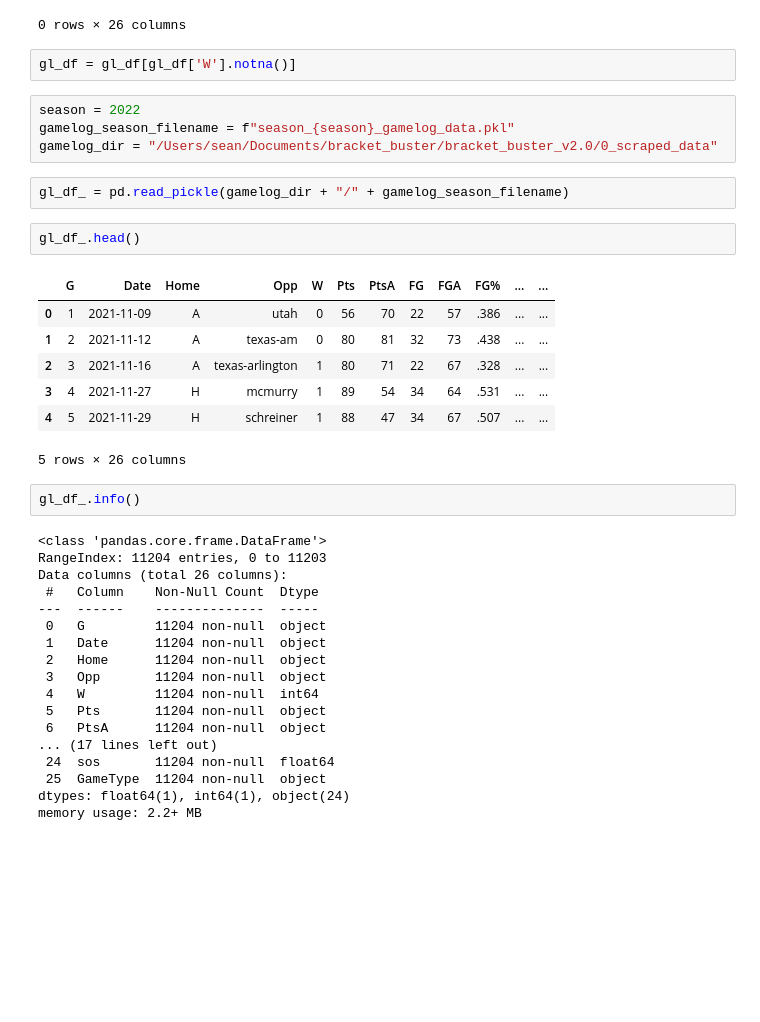
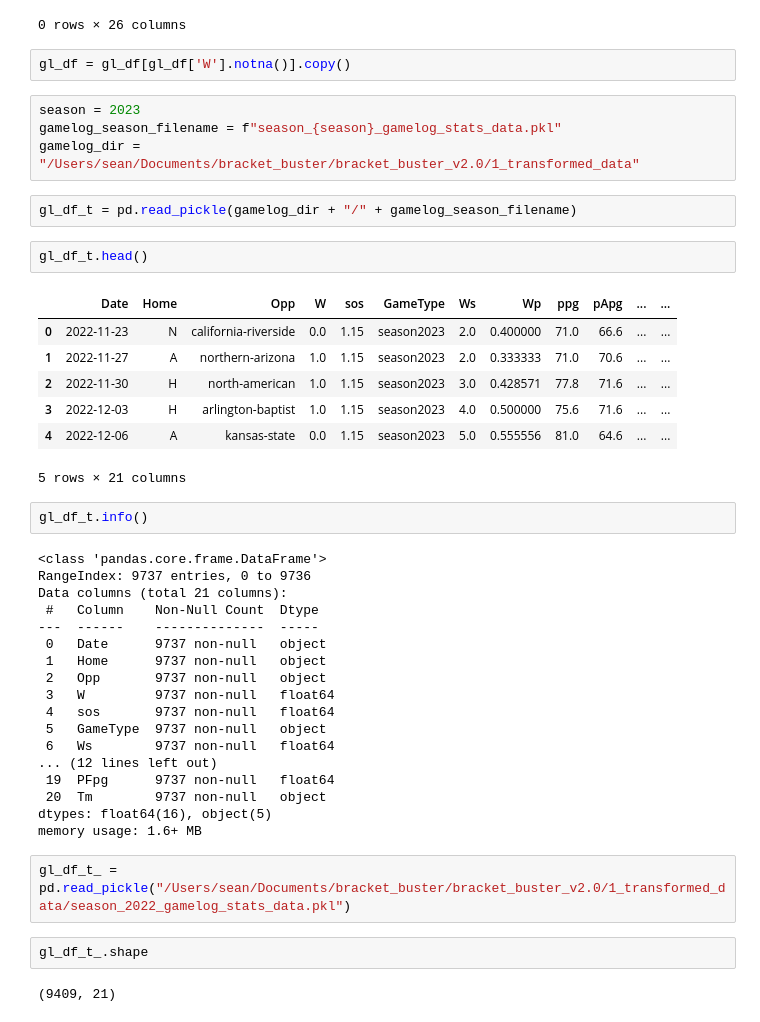
Before and after one commit to scostello28/bracket_buster_v2.0, a Jupyter notebook: notebooks/bracket_buster_testing.ipynb, the cells around one changed output. Saved outputs shown, nothing was run; the diff lists cells and outputs as text; blank space fills up the shorter version.

```diff
--- a/notebooks/bracket_buster_testing.ipynb
+++ b/notebooks/bracket_buster_testing.ipynb
@@ -165,40 +168,46 @@ gl_df[gl_df['W'].isna()].head()
 |  | G | Date | Home | Opp | W | Pts | PtsA | FG | FGA | FG% | ... | ... |
 0 rows × 26 columns
 # %%
-gl_df = gl_df[gl_df['W'].notna()]
+gl_df = gl_df[gl_df['W'].notna()].copy()
 # %%
-season = 2022
-gamelog_season_filename = f"season_{season}_gamelog_data.pkl"
-gamelog_dir = "/Users/sean/Documents/bracket_buster/bracket_buster_v2.0/0_scraped_data"
+season = 2023
+gamelog_season_filename = f"season_{season}_gamelog_stats_data.pkl"
+gamelog_dir = "/Users/sean/Documents/bracket_buster/bracket_buster_v2.0/1_transformed_data"
 # %%
-gl_df_ = pd.read_pickle(gamelog_dir + "/" + gamelog_season_filename)
+gl_df_t = pd.read_pickle(gamelog_dir + "/" + gamelog_season_filename)
 # %%
-gl_df_.head()
+gl_df_t.head()
 # %% [output]
-|  | G | Date | Home | Opp | W | Pts | PtsA | FG | FGA | FG% | ... | ... |
-| 0 | 1 | 2021-11-09 | A | utah | 0 | 56 | 70 | 22 | 57 | .386 | ... | ... |
-| 1 | 2 | 2021-11-12 | A | texas-am | 0 | 80 | 81 | 32 | 73 | .438 | ... | ... |
-| 2 | 3 | 2021-11-16 | A | texas-arlington | 1 | 80 | 71 | 22 | 67 | .328 | ... | ... |
-| 3 | 4 | 2021-11-27 | H | mcmurry | 1 | 89 | 54 | 34 | 64 | .531 | ... | ... |
-| 4 | 5 | 2021-11-29 | H | schreiner | 1 | 88 | 47 | 34 | 67 | .507 | ... | ... |
+|  | Date | Home | Opp | W | sos | GameType | Ws | Wp | ppg | pApg | ... | ... |
+| 0 | 2022-11-23 | N | california-riverside | 0.0 | 1.15 | season2023 | 2.0 | 0.400000 | 71.0 | 66.6 | ... | ... |
+| 1 | 2022-11-27 | A | northern-arizona | 1.0 | 1.15 | season2023 | 2.0 | 0.333333 | 71.0 | 70.6 | ... | ... |
+| 2 | 2022-11-30 | H | north-american | 1.0 | 1.15 | season2023 | 3.0 | 0.428571 | 77.8 | 71.6 | ... | ... |
+| 3 | 2022-12-03 | H | arlington-baptist | 1.0 | 1.15 | season2023 | 4.0 | 0.500000 | 75.6 | 71.6 | ... | ... |
+| 4 | 2022-12-06 | A | kansas-state | 0.0 | 1.15 | season2023 | 5.0 | 0.555556 | 81.0 | 64.6 | ... | ... |
-5 rows × 26 columns
+5 rows × 21 columns
 # %%
-gl_df_.info()
+gl_df_t.info()
 # %% [output]
 <class 'pandas.core.frame.DataFrame'>
-RangeIndex: 11204 entries, 0 to 11203
-Data columns (total 26 columns):
+RangeIndex: 9737 entries, 0 to 9736
+Data columns (total 21 columns):
  #   Column    Non-Null Count  Dtype
 ---  ------    --------------  -----
- 0   G         11204 non-null  object
- 1   Date      11204 non-null  object
- 2   Home      11204 non-null  object
- 3   Opp       11204 non-null  object
- 4   W         11204 non-null  int64
- 5   Pts       11204 non-null  object
- 6   PtsA      11204 non-null  object
-... (17 lines left out)
- 24  sos       11204 non-null  float64
- 25  GameType  11204 non-null  object
-dtypes: float64(1), int64(1), object(24)
-memory usage: 2.2+ MB
+ 0   Date      9737 non-null   object
+ 1   Home      9737 non-null   object
+ 2   Opp       9737 non-null   object
+ 3   W         9737 non-null   float64
+ 4   sos       9737 non-null   float64
+ 5   GameType  9737 non-null   object
+ 6   Ws        9737 non-null   float64
+... (12 lines left out)
+ 19  PFpg      9737 non-null   float64
+ 20  Tm        9737 non-null   object
+dtypes: float64(16), object(5)
+memory usage: 1.6+ MB
+# %%
+gl_df_t_ = pd.read_pickle("/Users/sean/Documents/bracket_buster/bracket_buster_v2.0/1_transformed_data/season_2022_gamelog_stats_data.pkl")
+# %%
+gl_df_t_.shape
+# %% [output]
+(9409, 21)
```
Also changed, not shown: parts of 43 cells of this notebook, 3 other files.
